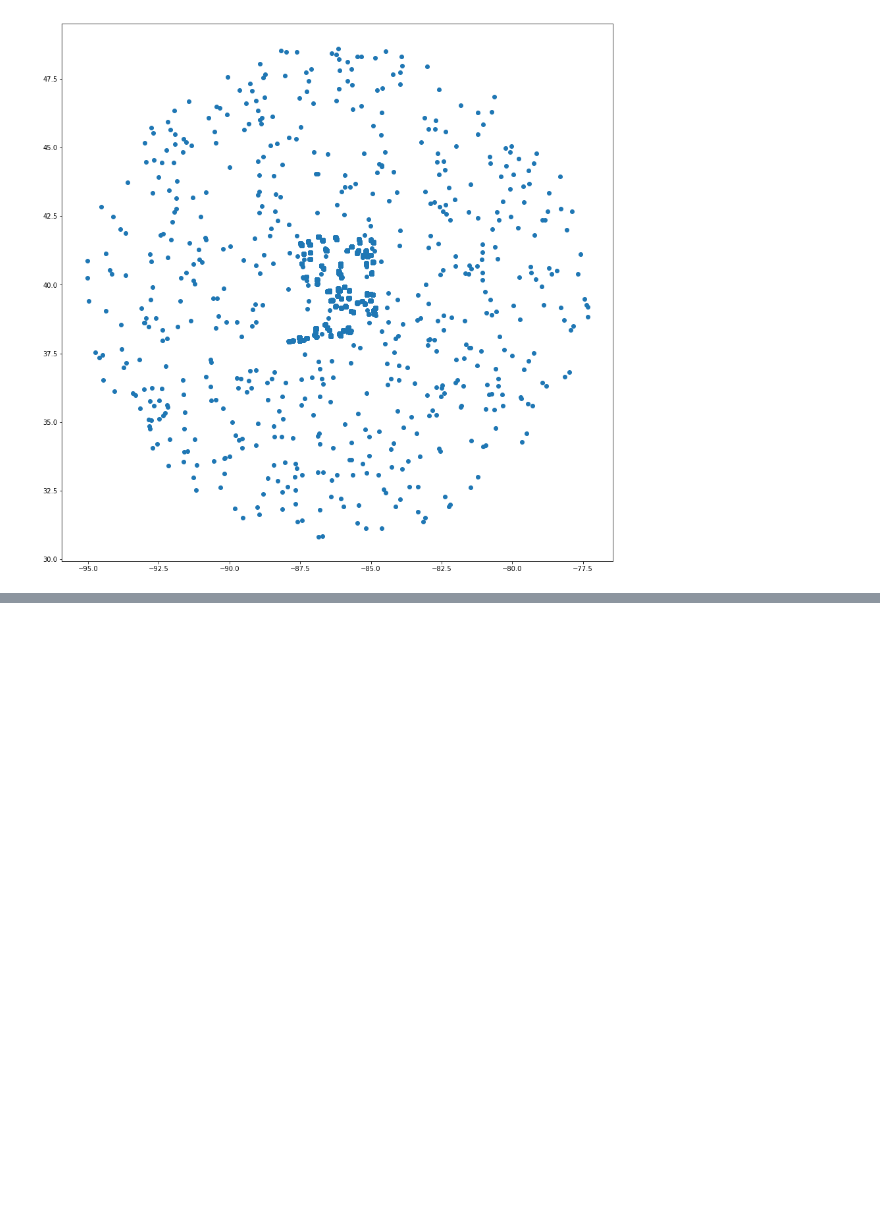
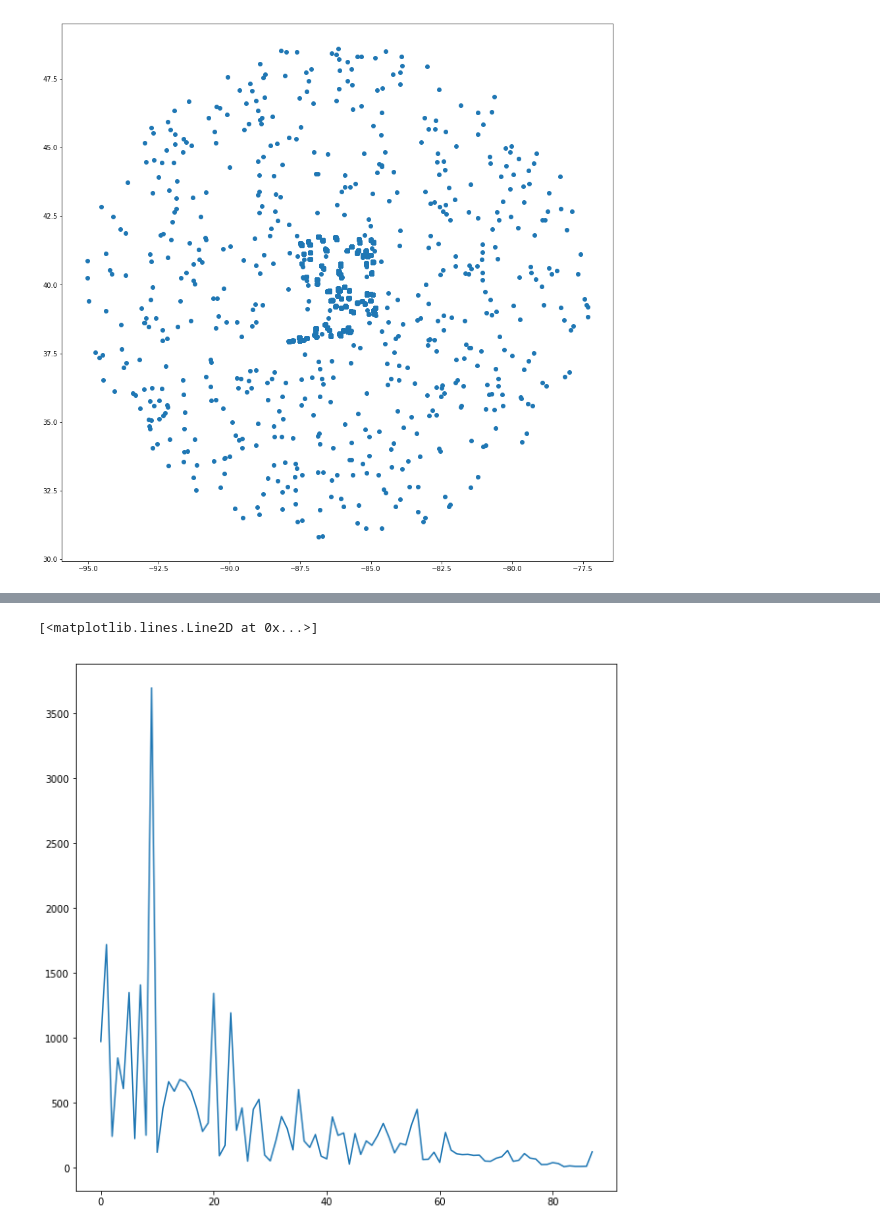
Before and after one commit to Stippos/ORSeminar, a Jupyter notebook: Cash Flow Model.ipynb, the cells around one changed output, grey strips where cells are left out. Saved outputs shown, nothing was run; the diff lists cells and outputs as text; code cells hidden in the pictures; blank space fills up the shorter version.

```diff
--- a/Cash Flow Model.ipynb
+++ b/Cash Flow Model.ipynb
@@ -602,0 +623,6 @@ plt.scatter(geoData_core[:,1], geoData_core[:,0], marker = '.', c = labels.astyp
+# %%
+plt.figure(1,(10,10))
+plt.plot(sizes)
+# %% [output]
+[<matplotlib.lines.Line2D at 0x...>]
+[figure, added]
```
Also changed, not shown: parts of 13 cells of this notebook, 1 other file.
